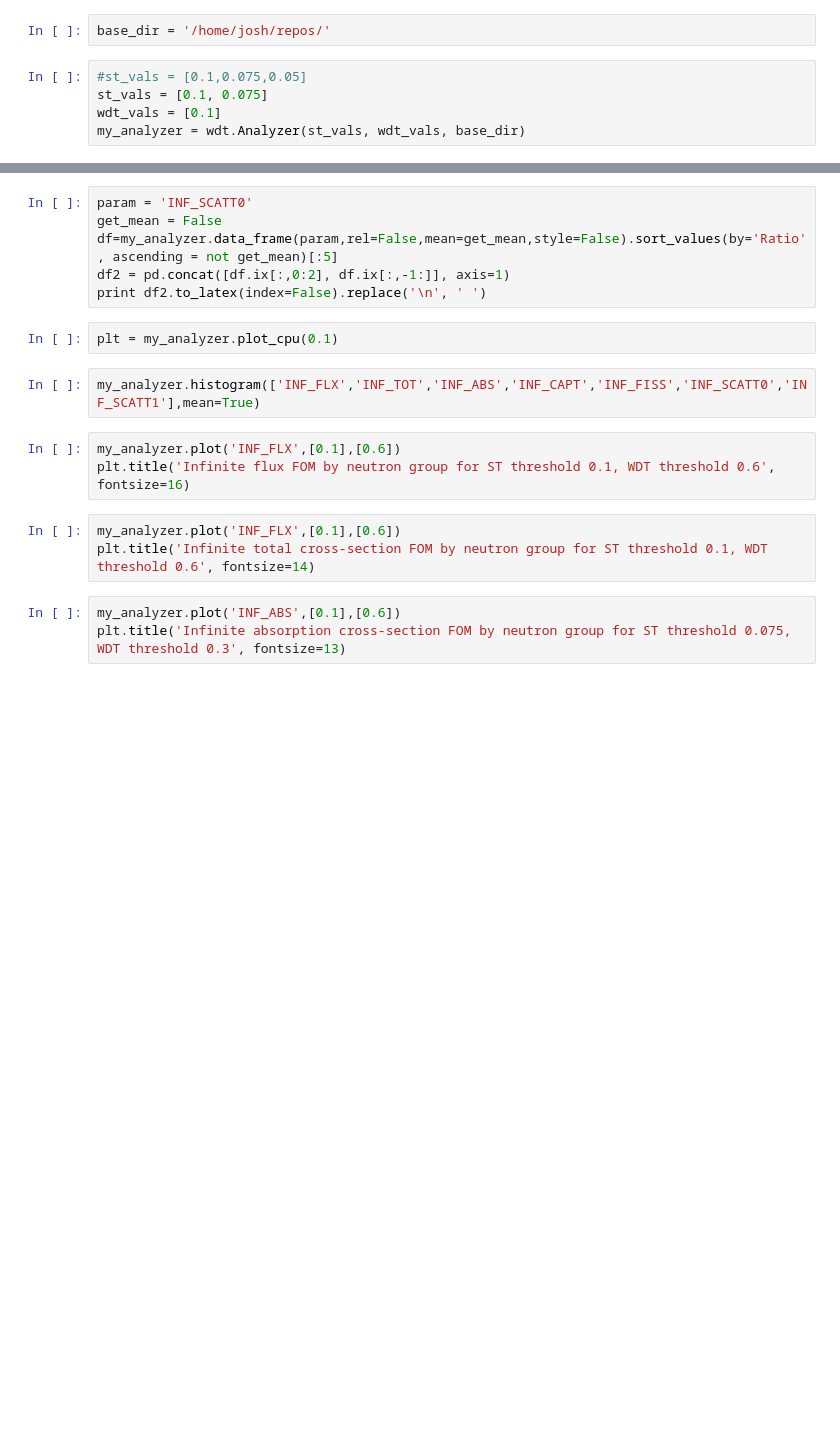
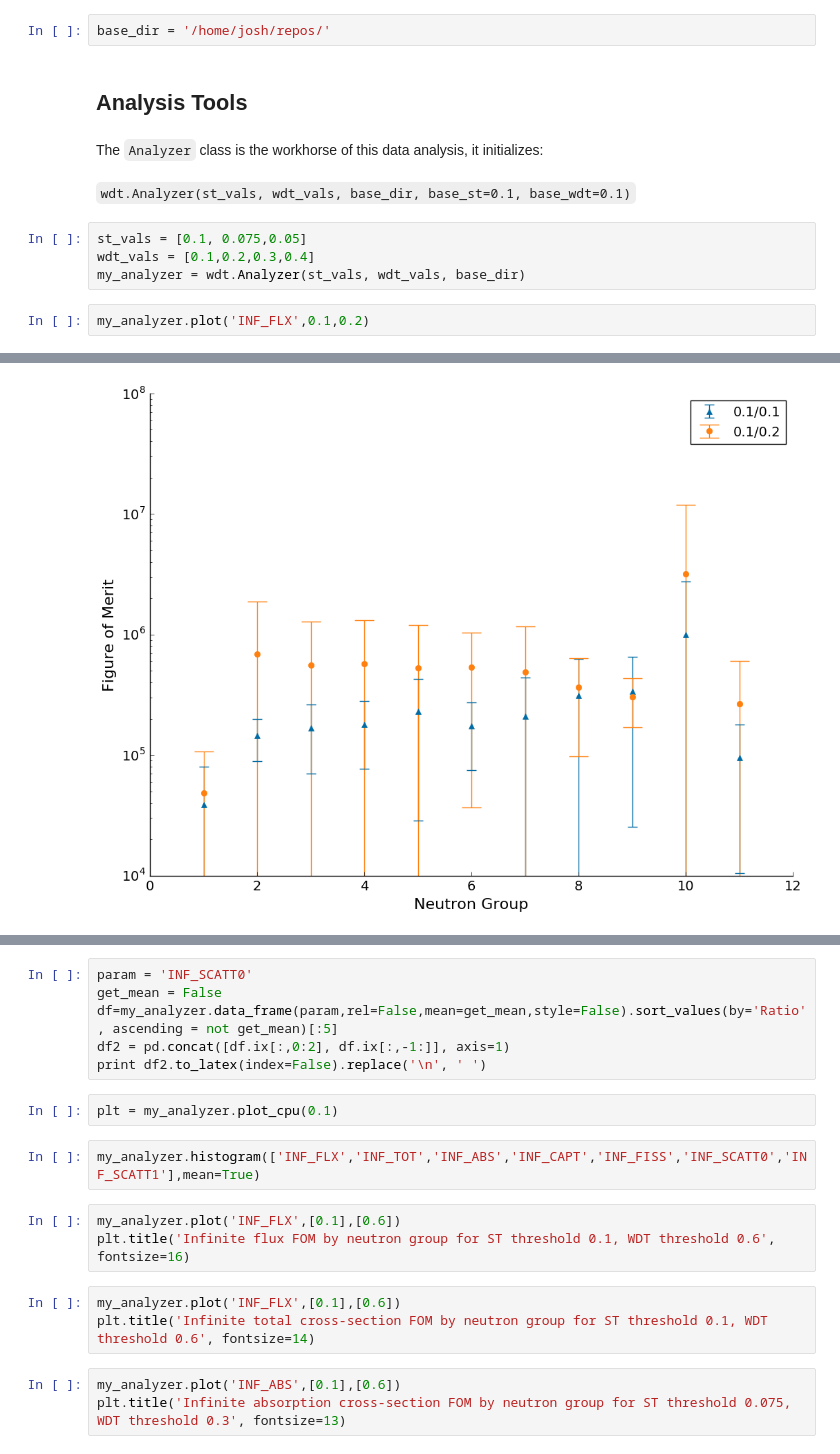
Before and after one commit to JessicaRehak/WDT_Analysis, a Jupyter notebook: scattering_matrices.ipynb, the cells around one changed output, grey strips where cells are left out. Drawn from its saved outputs; the diff is of its cells as text; blank space fills up the shorter version.

````diff
--- a/scattering_matrices.ipynb
+++ b/scattering_matrices.ipynb
@@ -25,8 +29,16 @@ Ex: if the absolute path of the repo is `/home/josh/repos/wdt_runs/`:
 ```base_dir = '/home/josh/repos/'```
 # %%
 base_dir = '/home/josh/repos/'
+# %% [markdown]
+## Analysis Tools
+# %% [markdown]
+The `Analyzer` class is the workhorse of this data analysis, it initializes:
+# %% [markdown]
+`wdt.Analyzer(st_vals, wdt_vals, base_dir, base_st=0.1, base_wdt=0.1)`
 # %%
-#st_vals = [0.1,0.075,0.05]
-st_vals = [0.1, 0.075]
-wdt_vals = [0.1]
+st_vals = [0.1, 0.075,0.05]
+wdt_vals = [0.1,0.2,0.3,0.4]
 my_analyzer = wdt.Analyzer(st_vals, wdt_vals, base_dir)
+# %%
+my_analyzer.plot('INF_FLX',0.1,0.2)
+# %% [output]
@@ -32,0 +46 @@ my_analyzer = wdt.Analyzer(st_vals, wdt_vals, base_dir)
+[figure, added]
````
Also changed, not shown: parts of 11 cells of this notebook, 2 other files.
